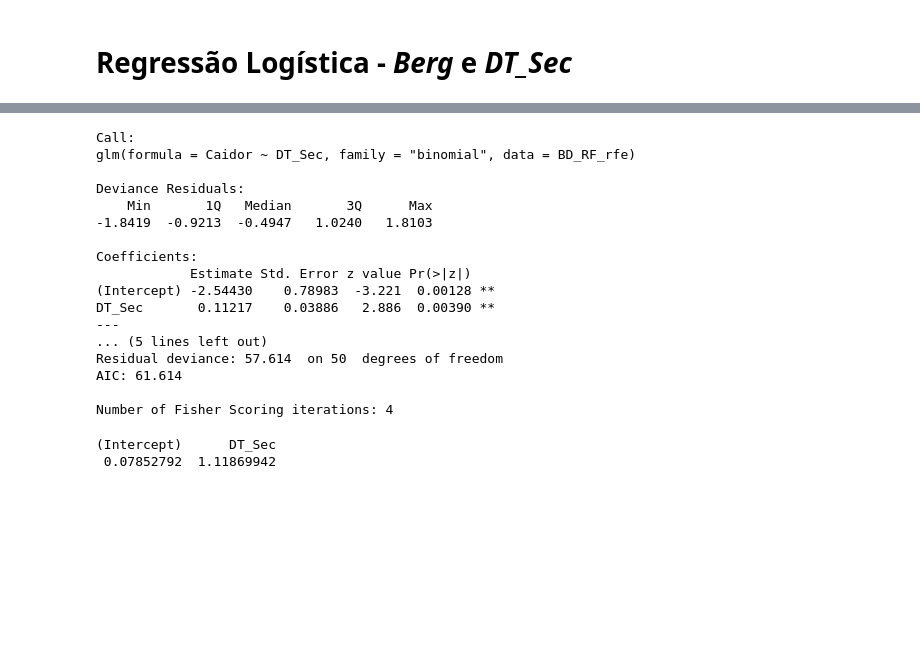
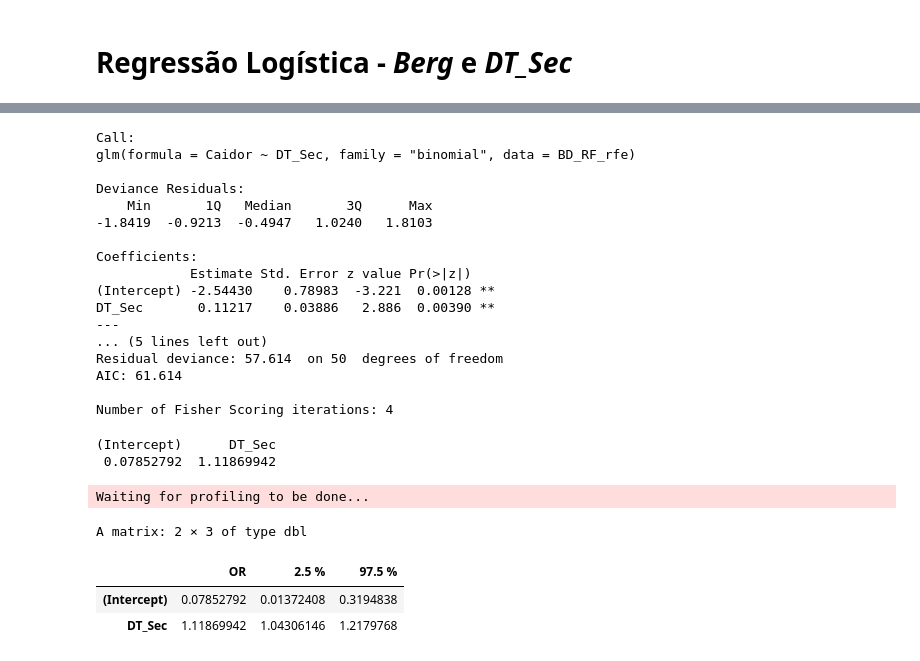
Before and after one commit to RenanBaltar/Analises_Heitor, a Jupyter notebook: Analise_Heitor_tese.ipynb, the cells around one changed output, grey strips where cells are left out. Saved outputs shown, nothing was run; the diff lists cells and outputs as text; code cells hidden in the pictures; blank space fills up the shorter version.

```diff
--- a/Analise_Heitor_tese.ipynb
+++ b/Analise_Heitor_tese.ipynb
@@ -1207,27 +1354,33 @@ Number of Fisher Scoring iterations: 5
 # %%
 set.seed(123)
 logistic_model2<- glm(Caidor~DT_Sec,data=BD_RF_rfe, family = 'binomial')
 summary(logistic_model2)
 #Razão de chances
 OR2<- exp(coef(logistic_model2))
 OR2
+exp(cbind(OR=coef(logistic_model2), confint(logistic_model2)))
 # %% [output]
 Call:
 glm(formula = Caidor ~ DT_Sec, family = "binomial", data = BD_RF_rfe)
 
 Deviance Residuals:
     Min       1Q   Median       3Q      Max
 -1.8419  -0.9213  -0.4947   1.0240   1.8103
 
 Coefficients:
             Estimate Std. Error z value Pr(>|z|)
 (Intercept) -2.54430    0.78983  -3.221  0.00128 **
 DT_Sec       0.11217    0.03886   2.886  0.00390 **
 ---
 ... (5 lines left out)
 Residual deviance: 57.614  on 50  degrees of freedom
 AIC: 61.614
 
 Number of Fisher Scoring iterations: 4
 (Intercept)      DT_Sec
  0.07852792  1.11869942
+Waiting for profiling to be done...
+A matrix: 2 × 3 of type dbl
+|  | OR | 2.5 % | 97.5 % |
+| (Intercept) | 0.07852792 | 0.01372408 | 0.3194838 |
+| DT_Sec | 1.11869942 | 1.04306146 | 1.2179768 |
```
Also changed, not shown: parts of 9 cells of this notebook.
